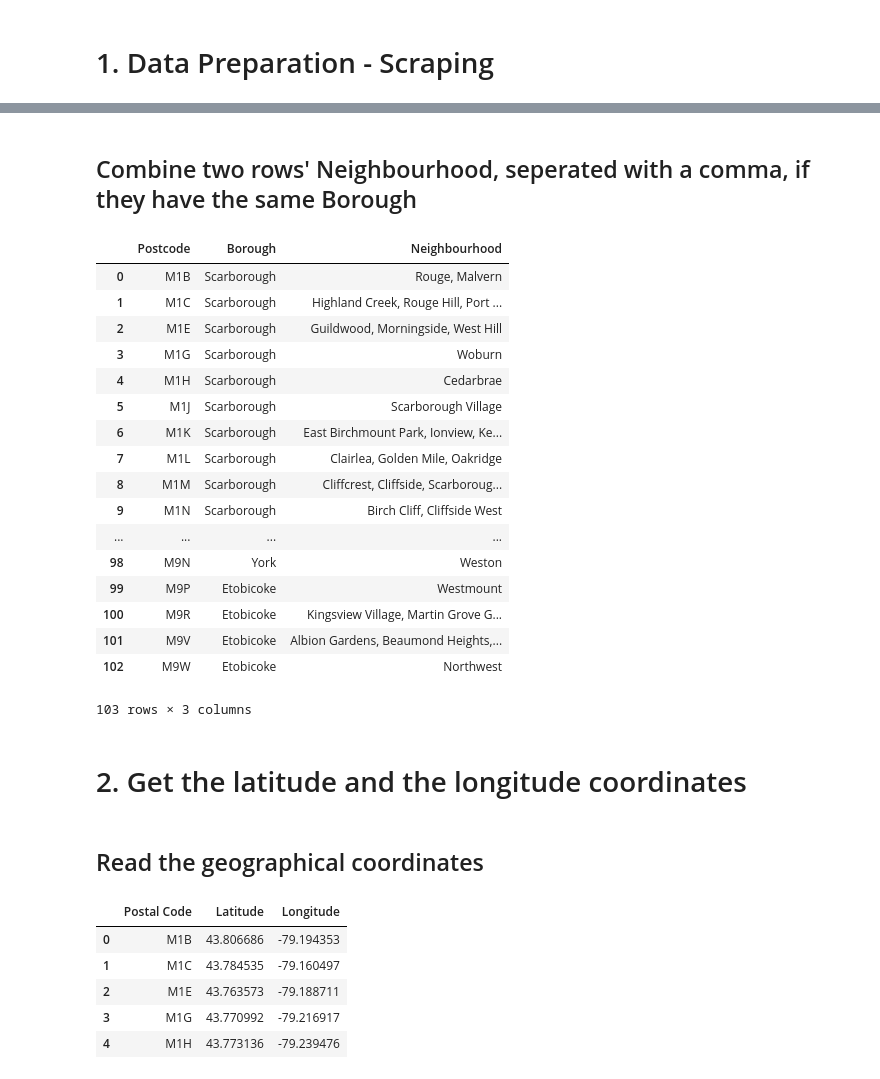
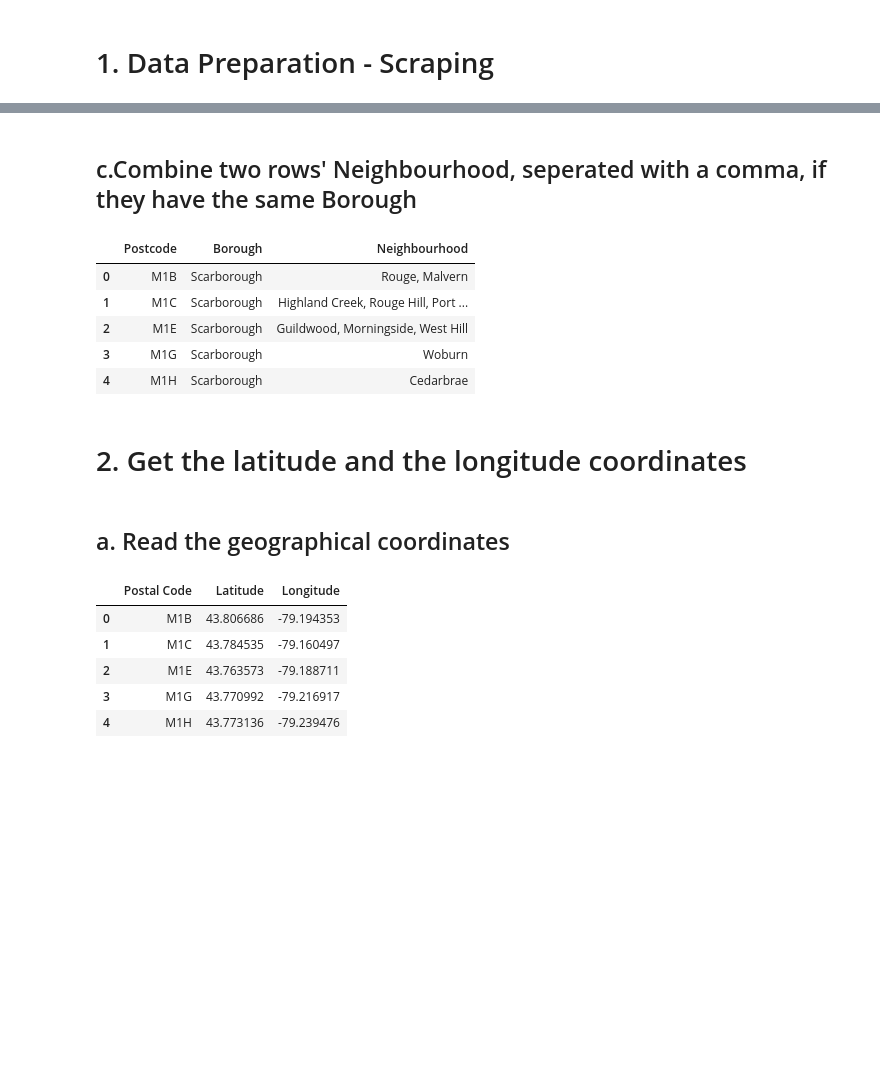
Before and after one commit to WenjieZzz/Coursera_Capstone, a Jupyter notebook: Segmenting and clustering neighhoods .ipynb, the cells around one changed output, grey strips where cells are left out. Drawn from its saved outputs; the diff is of its cells as text; code cells hidden in the pictures; blank space fills up the shorter version.

```diff
--- a/Segmenting and clustering neighhoods .ipynb
+++ b/Segmenting and clustering neighhoods .ipynb
@@ -79,32 +35,20 @@ df
 # %% [markdown]
-## Combine two rows' Neighbourhood, seperated with a comma, if they have the same Borough
+## c.Combine two rows' Neighbourhood, seperated with a comma, if they have the same Borough
 # %%
 grouped = df.groupby(['Postcode','Borough']).agg(', '.join)
 df = grouped.reset_index()
-df
+df.head()
 # %% [output]
 |  | Postcode | Borough | Neighbourhood |
 | 0 | M1B | Scarborough | Rouge, Malvern |
 | 1 | M1C | Scarborough | Highland Creek, Rouge Hill, Port ... |
 | 2 | M1E | Scarborough | Guildwood, Morningside, West Hill |
 | 3 | M1G | Scarborough | Woburn |
 | 4 | M1H | Scarborough | Cedarbrae |
-| 5 | M1J | Scarborough | Scarborough Village |
-| 6 | M1K | Scarborough | East Birchmount Park, Ionview, Ke... |
-| 7 | M1L | Scarborough | Clairlea, Golden Mile, Oakridge |
-| 8 | M1M | Scarborough | Cliffcrest, Cliffside, Scarboroug... |
-| 9 | M1N | Scarborough | Birch Cliff, Cliffside West |
-| ... | ... | ... | ... |
-| 98 | M9N | York | Weston |
-| 99 | M9P | Etobicoke | Westmount |
-| 100 | M9R | Etobicoke | Kingsview Village, Martin Grove G... |
-| 101 | M9V | Etobicoke | Albion Gardens, Beaumond Heights,... |
-| 102 | M9W | Etobicoke | Northwest |
-103 rows × 3 columns
 # %% [markdown]
 # 2. Get the latitude and the longitude coordinates
 # %% [markdown]
-## Read the geographical coordinates
+## a. Read the geographical coordinates
 # %%
 geo = pd.read_csv("https://cocl.us/Geospatial_data")
 geo.head()
```
Also changed, not shown: parts of 19 cells of this notebook.
